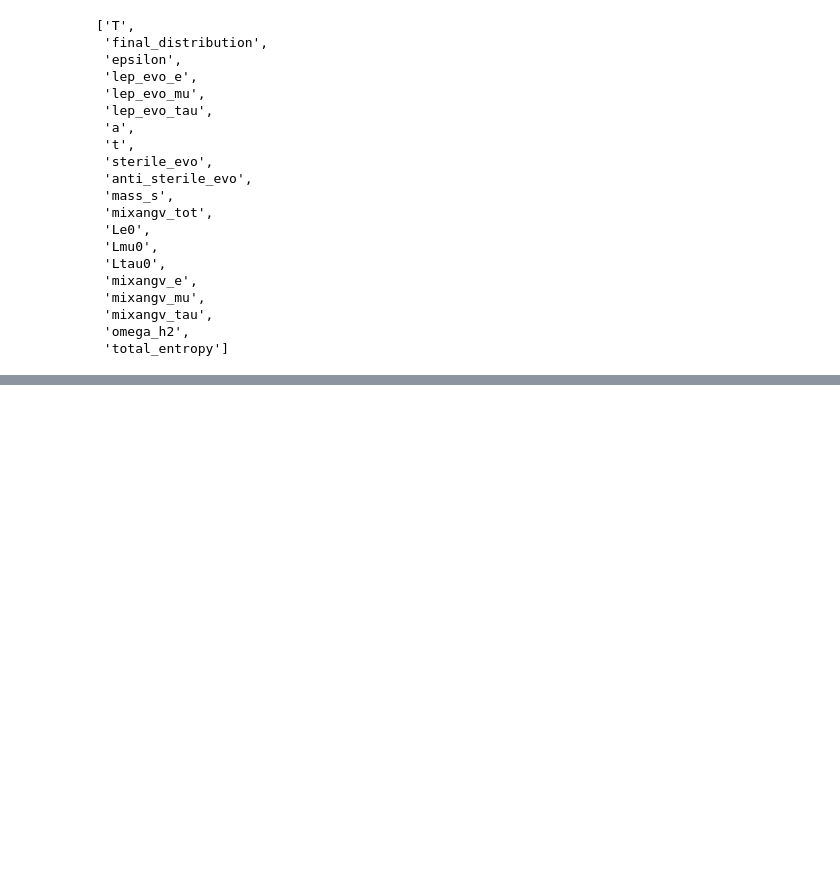
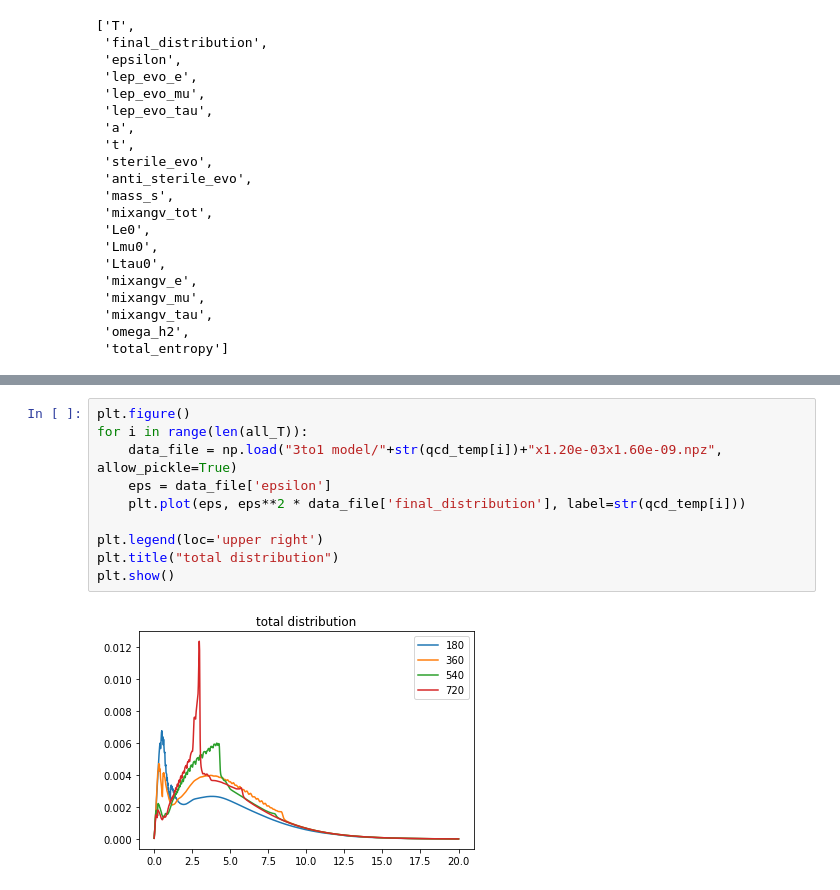
Before and after one commit to emmahorner/new_QCD, a Jupyter notebook: Different QCD Ts Production.ipynb, the cells around one changed output, grey strips where cells are left out. Cells and saved outputs as stored; diff of their text form; blank space fills up the shorter version.

```diff
--- a/Different QCD Ts Production.ipynb
+++ b/Different QCD Ts Production.ipynb
@@ -114,0 +136,12 @@ import Emma3
+# %%
+plt.figure()
+for i in range(len(all_T)):
+    data_file = np.load("3to1 model/"+str(qcd_temp[i])+"x1.20e-03x1.60e-09.npz", allow_pickle=True)
+    eps = data_file['epsilon']
+    plt.plot(eps, eps**2 * data_file['final_distribution'], label=str(qcd_temp[i]))
+
+plt.legend(loc='upper right')
+plt.title("total distribution")
+plt.show()
+# %% [output]
+[figure, added]
```
Also changed, not shown: parts of 5 cells of this notebook.
